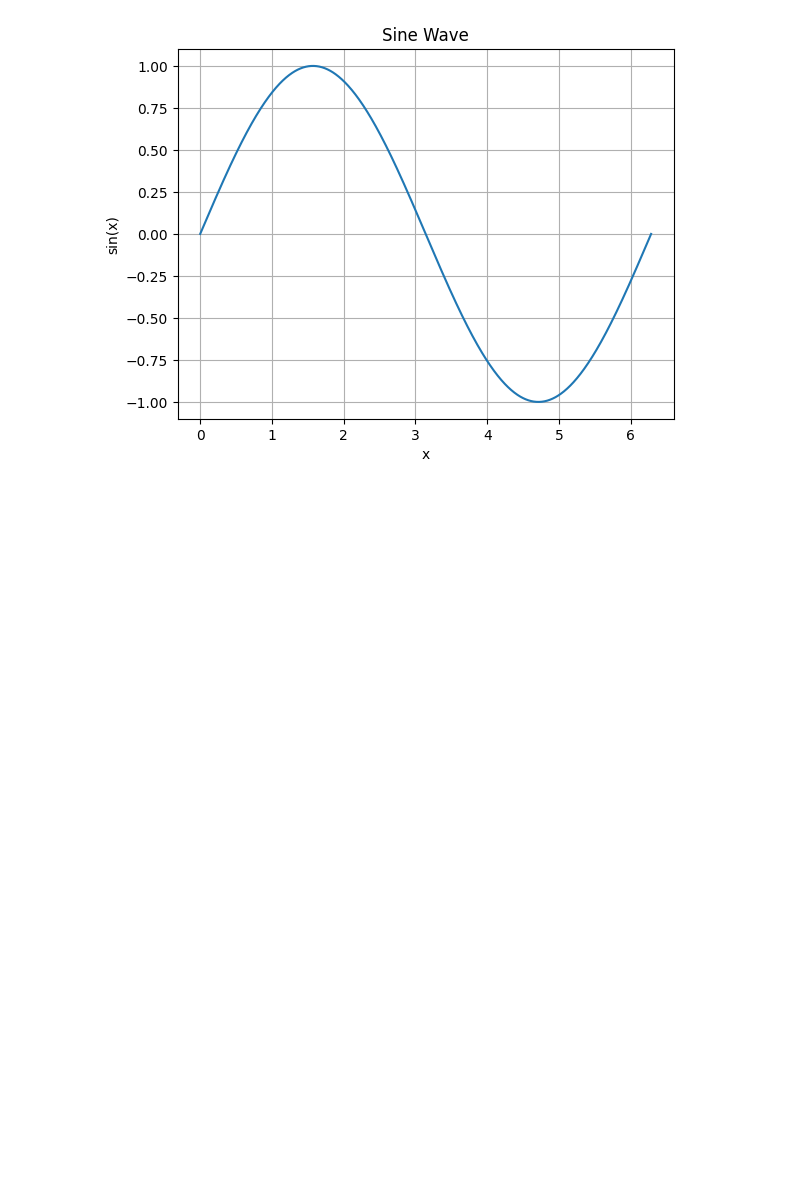
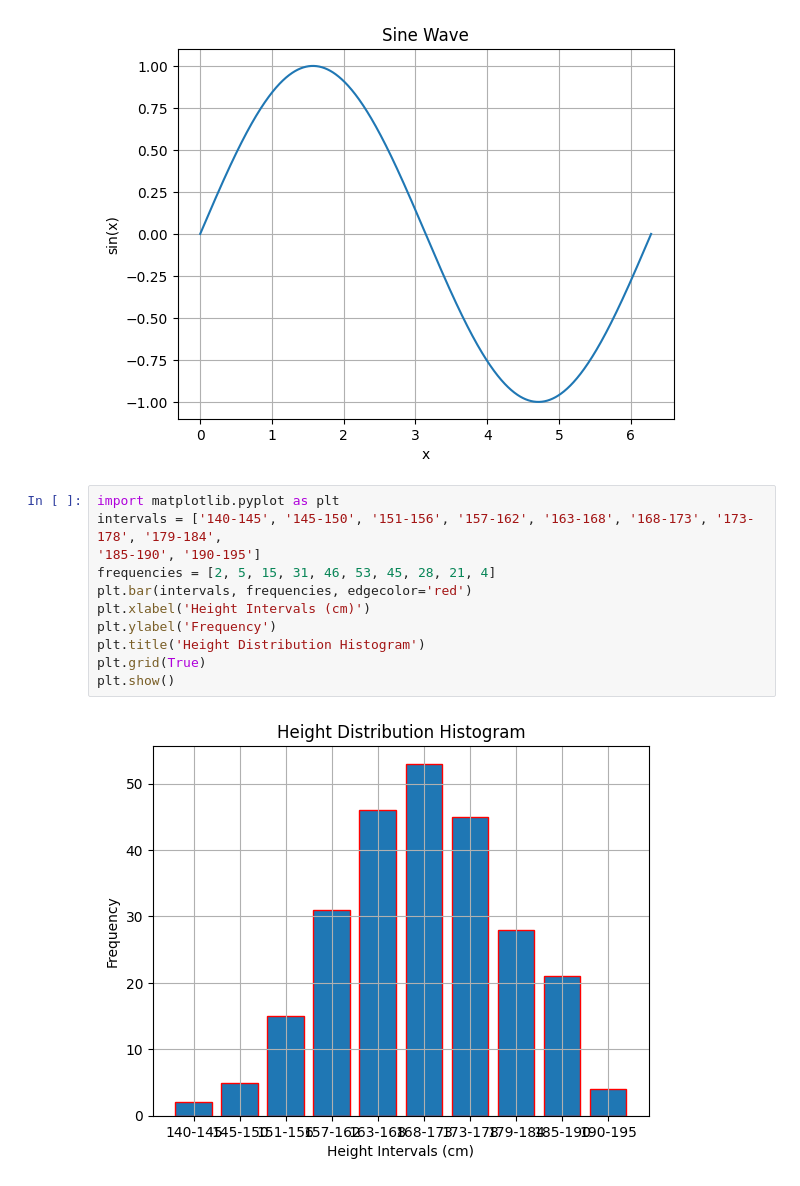
Before and after one commit to SatyaSrinivas15/content, a Jupyter notebook: Srinivas.ipynb, the cells around one changed output. Drawn from its saved outputs; the diff is of its cells as text; blank space fills up the shorter version.

```diff
--- a/Srinivas.ipynb
+++ b/Srinivas.ipynb
@@ -13,3 +13,16 @@ plt.grid(True)
 plt.show()
 # %% [output]
 [figure]
+# %%
+import matplotlib.pyplot as plt
+intervals = ['140-145', '145-150', '151-156', '157-162', '163-168', '168-173', '173-178', '179-184',
+'185-190', '190-195']
+frequencies = [2, 5, 15, 31, 46, 53, 45, 28, 21, 4]
+plt.bar(intervals, frequencies, edgecolor='red')
+plt.xlabel('Height Intervals (cm)')
+plt.ylabel('Frequency')
+plt.title('Height Distribution Histogram')
+plt.grid(True)
+plt.show()
+# %% [output]
+[figure, added]
```
Also changed, not shown: parts of 2 cells of this notebook.
